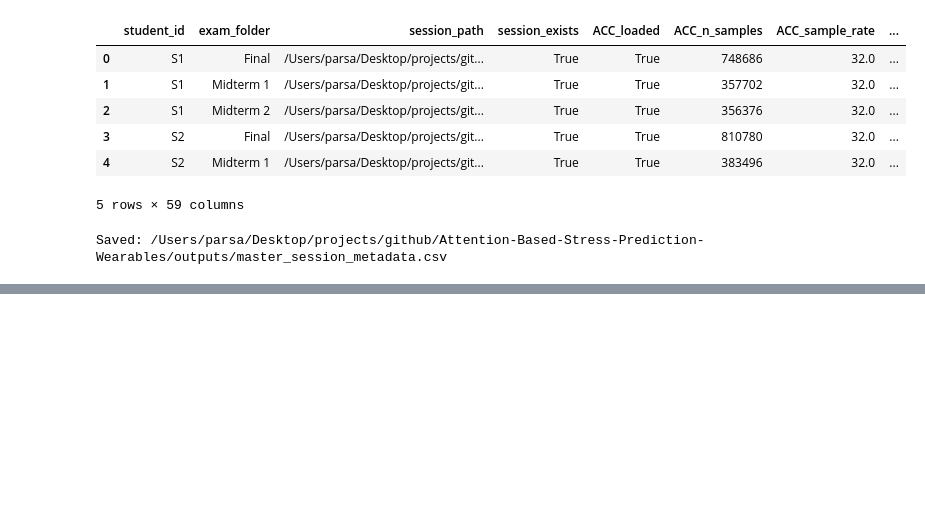
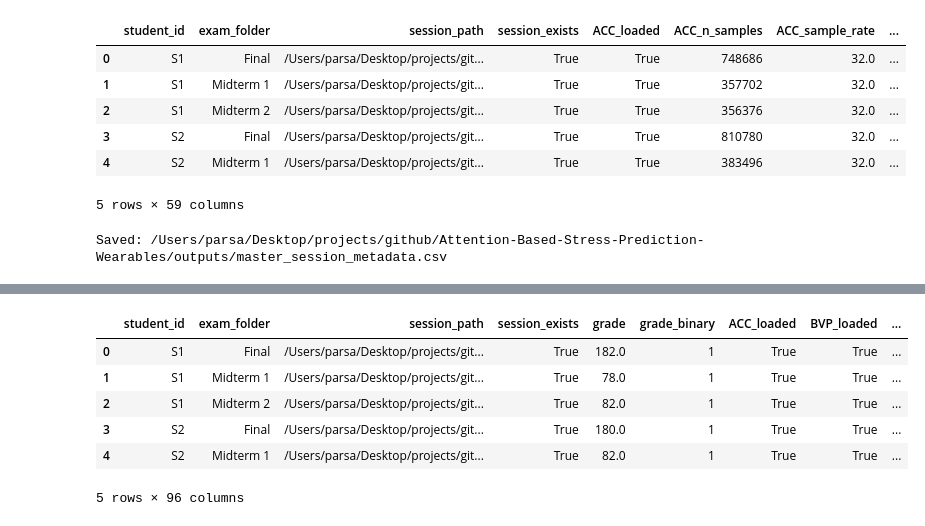
Before and after one commit to pxsa/attention-based-stress-prediction-wearables, a Jupyter notebook: Code/v2/preprocessing.ipynb, the cells around one changed output, grey strips where cells are left out. Cells and saved outputs as stored; diff of their text form; code cells hidden in the pictures; blank space fills up the shorter version.

```diff
--- a/Code/v2/preprocessing.ipynb
+++ b/Code/v2/preprocessing.ipynb
@@ -1368,0 +1496,50 @@ Saved: /Users/parsa/Desktop/projects/github/Attention-Based-Stress-Prediction-We
+# %%
+BASE_METADATA_FEATURES = [
+    "student_id",
+    "exam_folder",
+    "session_path",
+    "session_exists",
+    "grade",
+    "grade_binary",
+    "ACC_loaded", "BVP_loaded", "EDA_loaded", "HR_loaded", "TEMP_loaded", "IBI_loaded",
+    "ACC_n_samples", "BVP_n_samples", "EDA_n_samples", "HR_n_samples", "TEMP_n_samples", "IBI_n_samples",
+    "ACC_duration_seconds", "BVP_duration_seconds", "EDA_duration_seconds", "HR_duration_seconds", "TEMP_duration_seconds", "IBI_duration_seconds",
+]
+# %%
+feature_rows = []
+
+for _, row in master_session_df.iterrows():
+    session_features = {col: row[col] for col in BASE_METADATA_FEATURES if col in row.index}
+
+    session_dir = Path(row["session_path"])
+
+    if not row["session_exists"] or not session_dir.exists():
+        feature_rows.append(session_features)
+        continue
+
+    session_data, session_meta = load_session_signals(session_dir)
+
+    # ACC
+    session_features.update(extract_acc_features(session_data.get("ACC")))
+
+    # Single-channel continuous signals
+    session_features.update(extract_single_channel_features(session_data.get("BVP"), "BVP"))
+    session_features.update(extract_single_channel_features(session_data.get("EDA"), "EDA"))
+    session_features.update(extract_single_channel_features(session_data.get("HR"), "HR"))
+    session_features.update(extract_single_channel_features(session_data.get("TEMP"), "TEMP"))
+
+    # IBI
+    session_features.update(extract_ibi_features(session_data.get("IBI")))
+
+    feature_rows.append(session_features)
+
+session_features_df = pd.DataFrame(feature_rows)
+session_features_df.head()
+# %% [output]
+|  | student_id | exam_folder | session_path | session_exists | grade | grade_binary | ACC_loaded | BVP_loaded | ... |
+| 0 | S1 | Final | /Users/parsa/Desktop/projects/git... | True | 182.0 | 1 | True | True | ... |
+| 1 | S1 | Midterm 1 | /Users/parsa/Desktop/projects/git... | True | 78.0 | 1 | True | True | ... |
+| 2 | S1 | Midterm 2 | /Users/parsa/Desktop/projects/git... | True | 82.0 | 1 | True | True | ... |
+| 3 | S2 | Final | /Users/parsa/Desktop/projects/git... | True | 180.0 | 1 | True | True | ... |
+| 4 | S2 | Midterm 1 | /Users/parsa/Desktop/projects/git... | True | 82.0 | 1 | True | True | ... |
+5 rows × 96 columns
```
Also changed, not shown: parts of 50 cells of this notebook, 3 other files.
